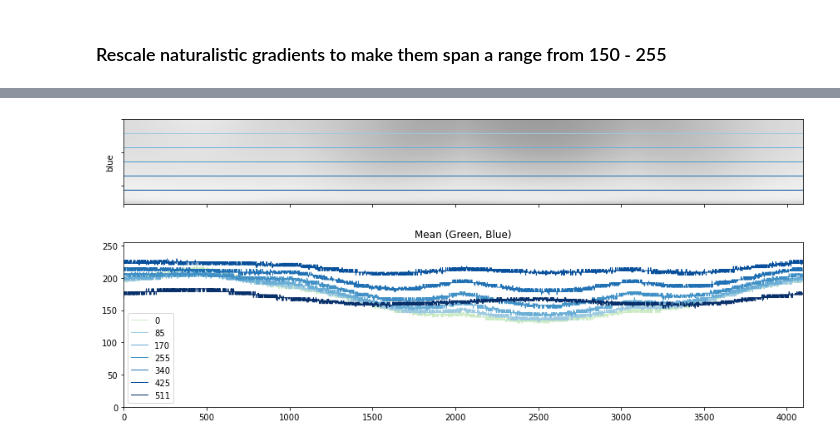
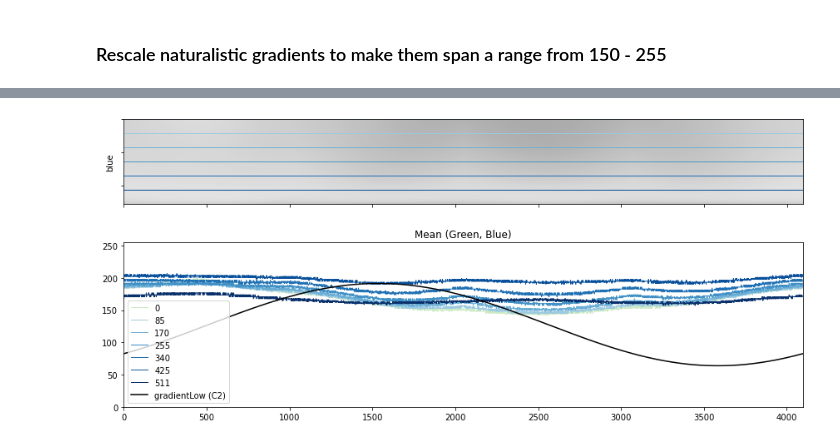
Before and after one commit to hjmh/vrStim, a Jupyter notebook: stimulusComparison.ipynb, the cells around one changed output, grey strips where cells are left out. Cells and saved outputs as stored; diff of their text form; code cells hidden in the pictures.

```diff
--- a/stimulusComparison.ipynb
+++ b/stimulusComparison.ipynb
@@ -141,7 +141,7 @@ No handles with labels found to put in legend.
 ### Evaluation of gradients present in sky images
 # %%
 from PIL import Image
-root = './skyGradients/'
+root = './skyGradients/originals/'
 savename = '13h'
 folder = savename+'/'# 'unity-skybox-16h-el48_52-az250_65/'#'unity-skybox-13h-el68_25-az169_56/'#
 
@@ -219,7 +217,12 @@ increase = 200
+# %%
+increase = 170
+shift = maxBit/8 #maxBit/4 #
+
+postfix = "ShiftedLess" #"Shifted"#
 # %%
 arrSidesScaled = (arrSides[:,:,:] - increase)
 arrSidesScaled = (arrSidesScaled/np.max(arrSidesScaled[:,:,:]))
-arrSidesScaled = maxBit *(arrSidesScaled)
+arrSidesScaled = maxBit *(arrSidesScaled) - shift
 # %%
 fig, axs = plt.subplots(3,1,figsize=(15,6))
 
@@ -238,3 +242,5 @@ plt.savefig('./plots/skygradients_RGB_rescaled_{}.pdf'.format(savename))
+# %%
+panGradLowSky = (np.sin(np.linspace(0,np.pi*2,len(arrSidesScaled[e,:,c]))-np.pi/4) + 2)*maxBit/4
 # %%
 fig, axs = plt.subplots(3,1,figsize=(12,10))
 for c in range(3):
@@ -255,26 +264,28 @@ plt.savefig('./plots/skygradients_RGB_elevationProfileRescaled_{}.pdf'.format(sa
 # %%
 arrSidesScaledBG = (arrSidesScaled[:,:,1]  + arrSidesScaled[:,:,2])/2
 
 fig, axs = plt.subplots(2,1,figsize=(12,6))
 
 cNorm  = colors.Normalize(vmin=-1, vmax=len(elevation))
 myCMap = plt.cm.ScalarMappable(norm=cNorm,cmap='GnBu')
 for i, e in enumerate(elevation):
     axs[1].plot(arrSidesScaledBG[e,:],'-',color=myCMap.to_rgba(i+1), label=e, linewidth=1)
     axs[0].imshow(arrSidesScaledBG, cmap='Greys_r', vmin=0, vmax=255)
     cNorm  = colors.Normalize(vmin=-1, vmax=len(elevation))
     myCMap = plt.cm.ScalarMappable(norm=cNorm,cmap=cmaps[c])
     for i, e in enumerate(elevation):
         axs[0].axhline(e,color=myCMap.to_rgba(i+1), linewidth=0.5)
 axs[0].axes.xaxis.set_ticklabels([])
 axs[0].axes.yaxis.set_ticklabels([])
 axs[0].set_ylabel(lab[c])
 
+axs[1].plot(np.linspace(0,len(arrSidesScaled[e,:,c]),len(panGradLowSky)),panGradLowSky,color='black', label='gradientLow (C2)')
+
 axs[1].set_ylim(0,255)
 axs[1].set_xlim(0,grad_F.size[1]*4)
 axs[1].legend()
 axs[1].set_title('Mean (Green, Blue)')
 fig.tight_layout()
-plt.savefig('./plots/skygradients_GBmeanRescaled_imageAndElevationProfile_{}.pdf'.format(savename))
+plt.savefig('./plots/skygradients_GBmean_imageAndElevationProfile_rescaled{}_{}.pdf'.format(postfix, savename))
 # %% [output]
-[figure, old version]
+[figure, new version]
```
Also changed, not shown: parts of 7 cells of this notebook.
